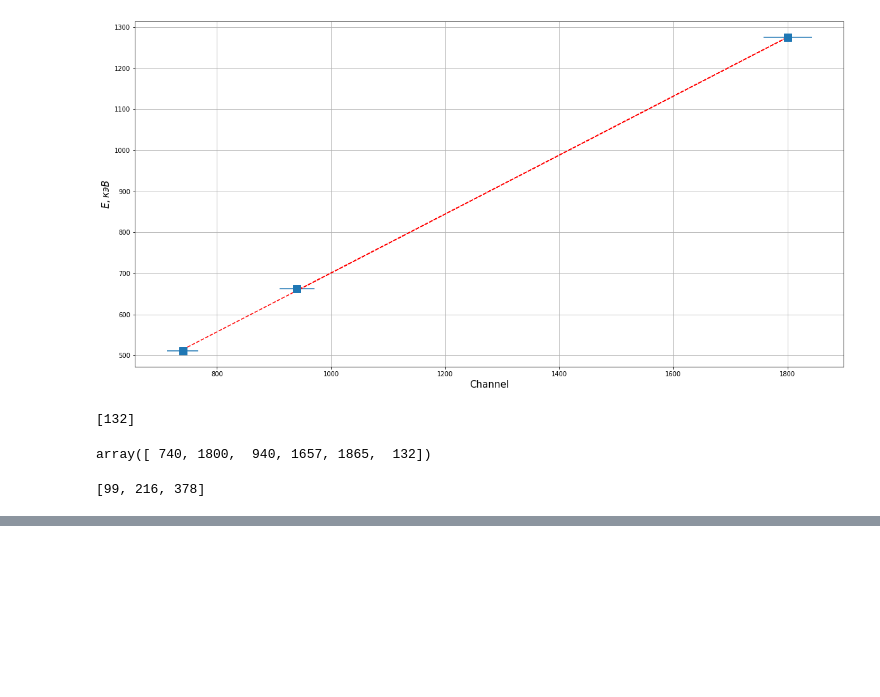
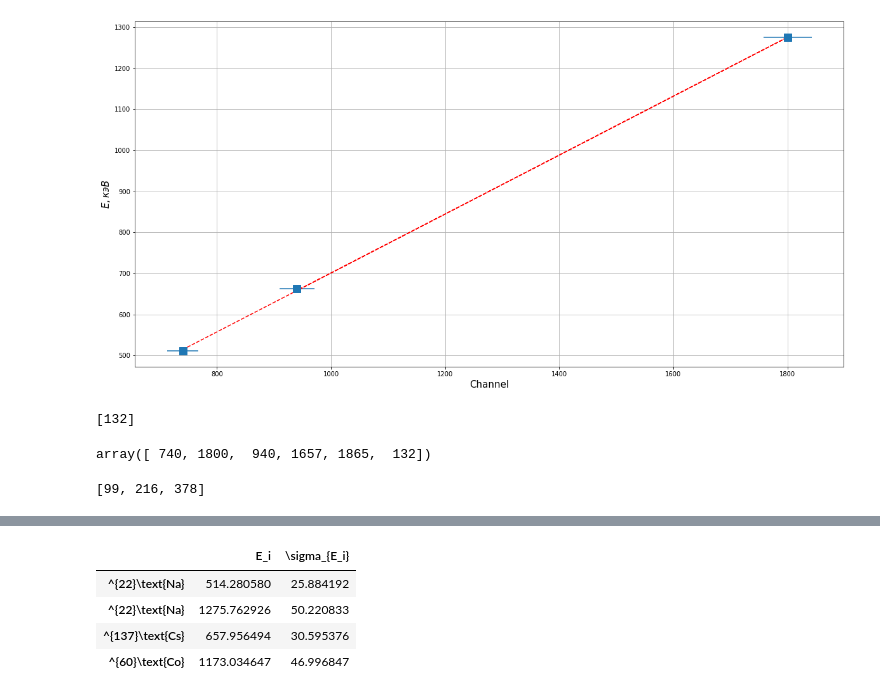
Before and after one commit to 106-inc/PhysLabV, a Jupyter notebook: 5.5/5.5.ipynb, the cells around one changed output, grey strips where cells are left out. Cells and saved outputs as stored; diff of their text form; code cells hidden in the pictures; blank space fills up the shorter version.

```diff
--- a/5.5/5.5.ipynb
+++ b/5.5/5.5.ipynb
@@ -183,0 +195,9 @@ df
+# %%
+to_comp = df.iloc[0:4, 2:4]
+to_comp
+# %% [output]
+|  | E_i | \sigma_{E_i} |
+| ^{22}\text{Na} | 514.280580 | 25.884192 |
+| ^{22}\text{Na} | 1275.762926 | 50.220833 |
+| ^{137}\text{Cs} | 657.956494 | 30.595376 |
+| ^{60}\text{Co} | 1173.034647 | 46.996847 |
```
Also changed, not shown: parts of 1 cell of this notebook.
